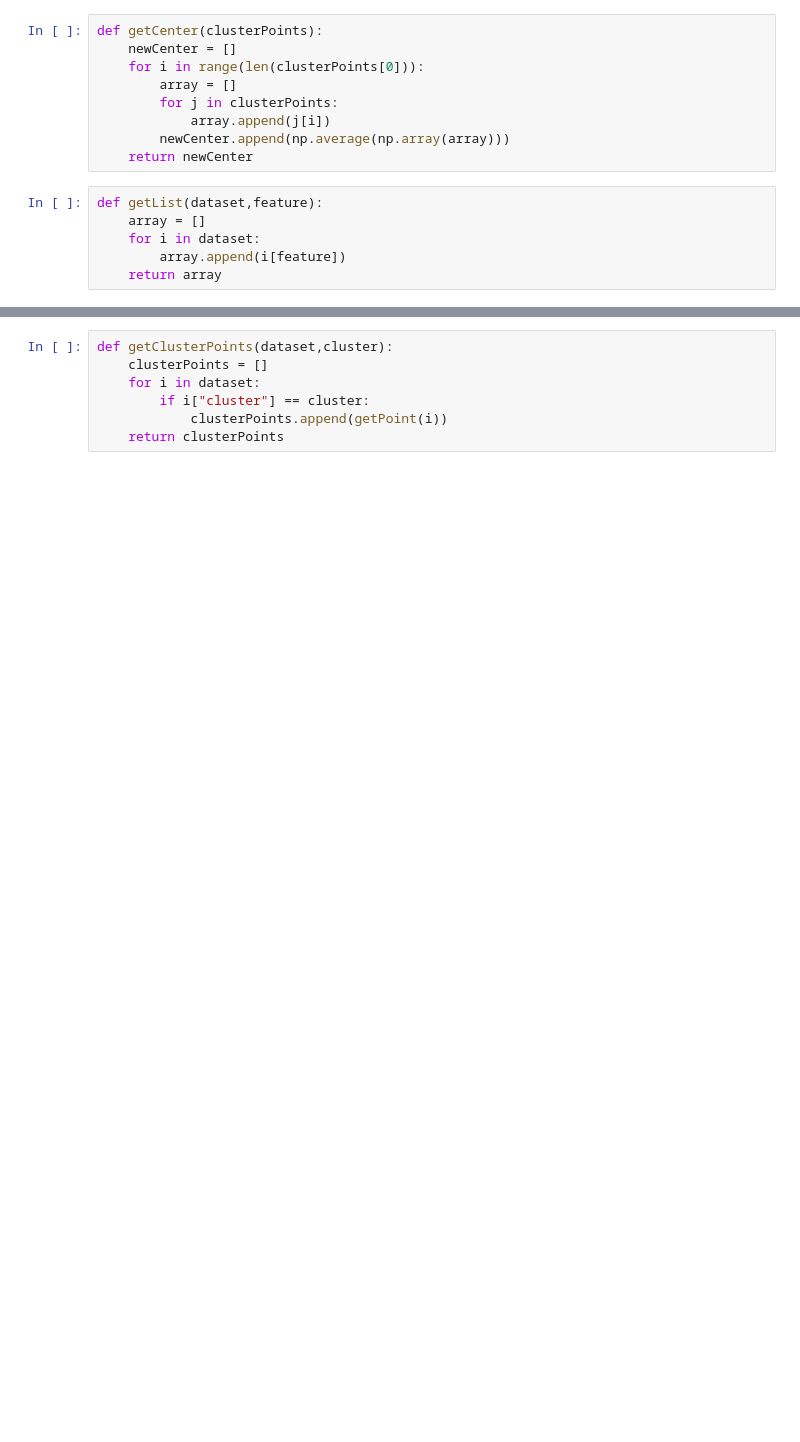
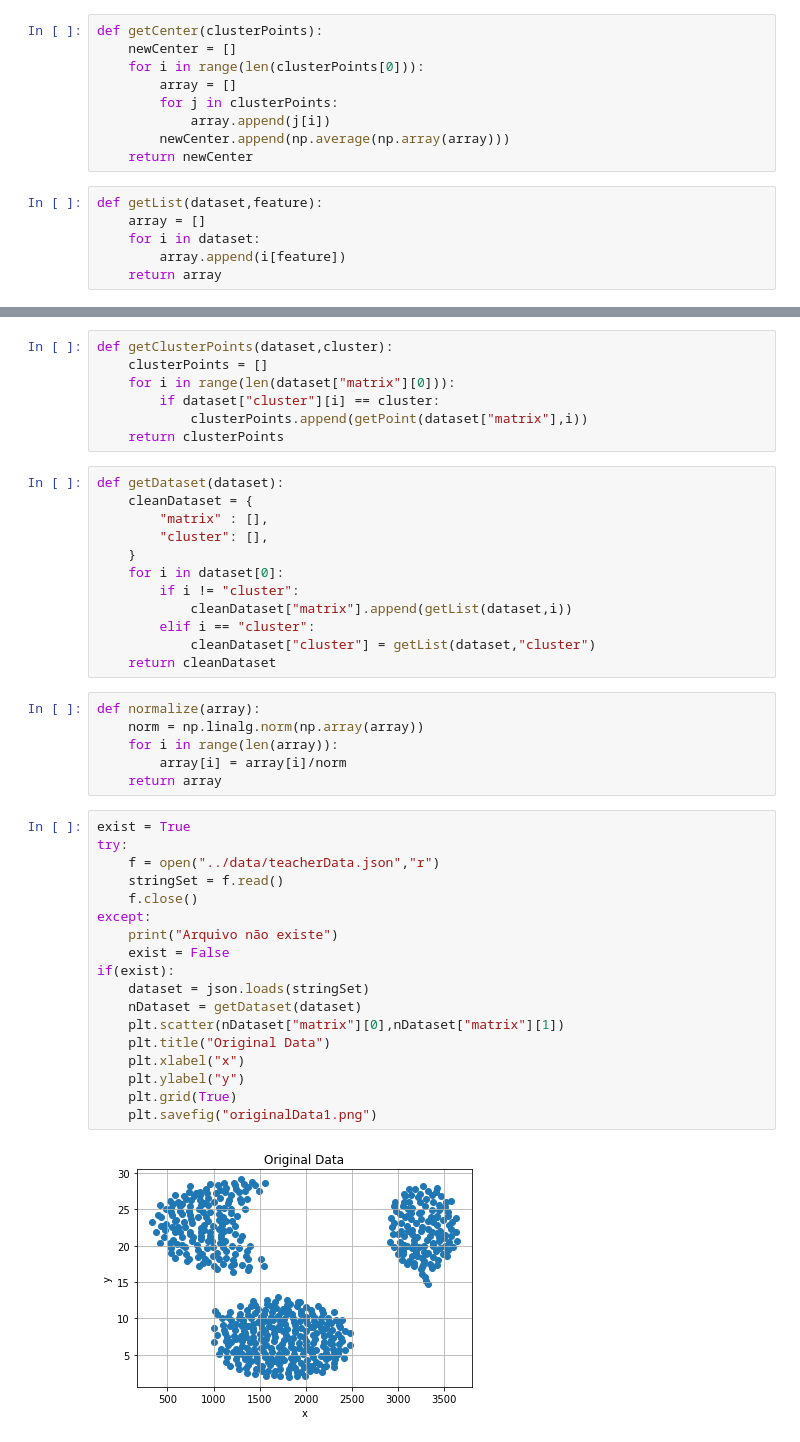
Before and after one commit to batataazul/projects_MachineLearning, a Jupyter notebook: project1/Notebooks/kMeans.ipynb, the cells around one changed output, grey strips where cells are left out. Saved outputs shown, nothing was run; the diff lists cells and outputs as text; blank space fills up the shorter version.

```diff
--- a/project1/Notebooks/kMeans.ipynb
+++ b/project1/Notebooks/kMeans.ipynb
@@ -88,7 +78,45 @@ def getCluster(point,centers):
 # %%
 def getClusterPoints(dataset,cluster):
     clusterPoints = []
-    for i in dataset:
-        if i["cluster"] == cluster:
-            clusterPoints.append(getPoint(i))
+    for i in range(len(dataset["matrix"][0])):
+        if dataset["cluster"][i] == cluster:
+            clusterPoints.append(getPoint(dataset["matrix"],i))
     return clusterPoints
+# %%
+def getDataset(dataset):
+    cleanDataset = {
+        "matrix" : [],
+        "cluster": [],
+    }
+    for i in dataset[0]:
+        if i != "cluster":
+            cleanDataset["matrix"].append(getList(dataset,i))
+        elif i == "cluster":
+            cleanDataset["cluster"] = getList(dataset,"cluster")
+    return cleanDataset
+# %%
+def normalize(array):
+    norm = np.linalg.norm(np.array(array))
+    for i in range(len(array)):
+        array[i] = array[i]/norm
+    return array
+# %%
+exist = True
+try:
+    f = open("../data/teacherData.json","r")
+    stringSet = f.read()
+    f.close()
+except:
+    print("Arquivo não existe")
+    exist = False
+if(exist):
+    dataset = json.loads(stringSet)
+    nDataset = getDataset(dataset)
+    plt.scatter(nDataset["matrix"][0],nDataset["matrix"][1])
+    plt.title("Original Data")
+    plt.xlabel("x")
+    plt.ylabel("y")
+    plt.grid(True)
+    plt.savefig("originalData1.png")
+# %% [output]
+[figure, added]
```
Also changed, not shown: parts of 10 cells of this notebook, 3 other files.
